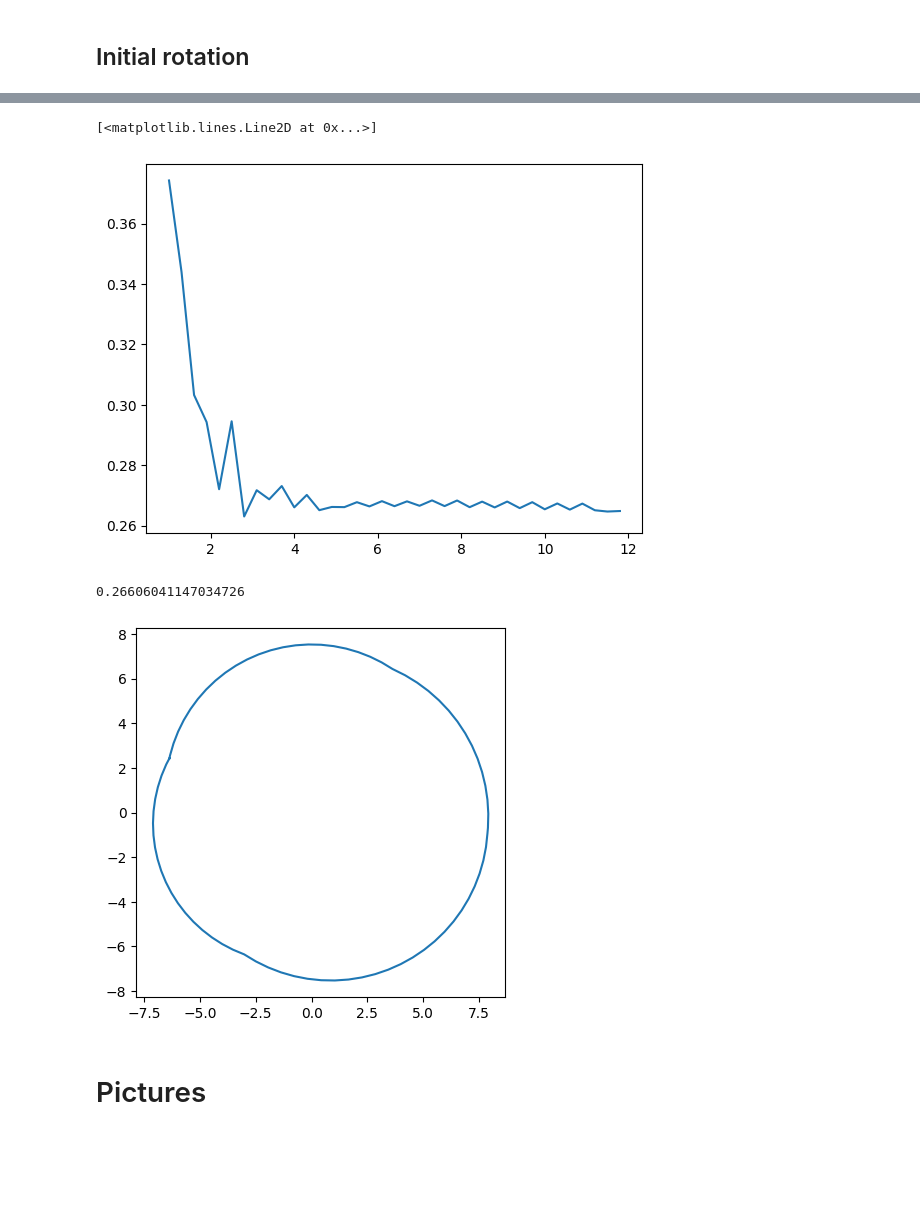
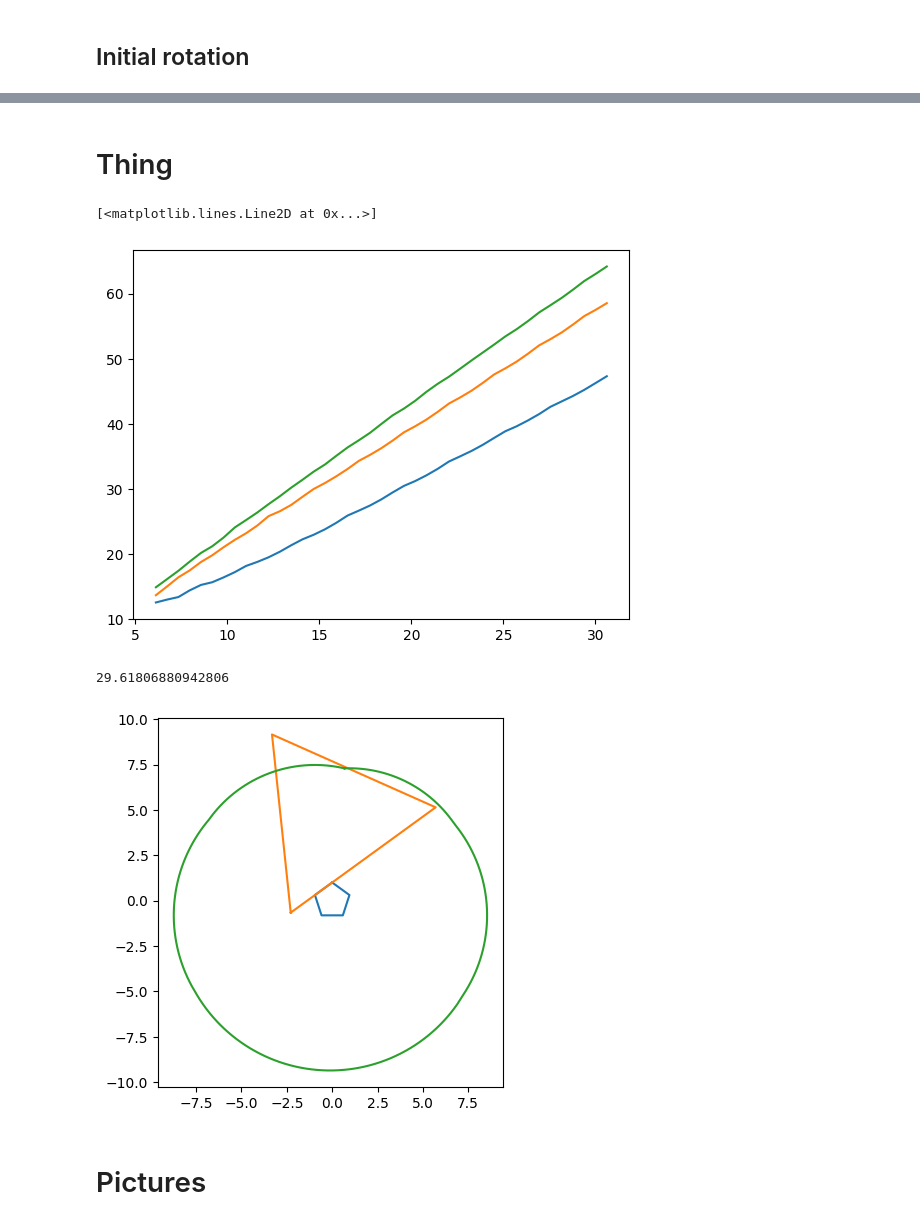
Before and after one commit to alex-k-exe/sci-fair, a Jupyter notebook: GlobalFunctions.ipynb, the cells around one changed output, grey strips where cells are left out. Saved outputs shown, nothing was run; the diff lists cells and outputs as text; code cells hidden in the pictures; blank space fills up the shorter version.

Commit message:
sensible graphs

```diff
--- a/GlobalFunctions.ipynb
+++ b/GlobalFunctions.ipynb
@@ -98,12 +71,11 @@ def angleFinder(a, b, nextA, nextB, tracingPoint, result, accuracy):
 # Creating the resultant path
 # %%
 def animRotate(poly, angle, rotationPoint, tracingPoint, result, accuracy):
-    # i know this is stupid but its finneeeeeeeeeeeeee, the alternative is a class which wouldnt be that much cleaner
     if accuracy > angle:
         iterations = -1
         angleLeftOver = angle
     else:
-        iterations = int(angle / accuracy)
+        iterations = int(angle // accuracy)
         angleLeftOver = angle - accuracy * iterations
 
     # angle is negative for clockwise, accuracy is the number of degrees between recording position
@@ -121,16 +113,16 @@ def animRotate(poly, angle, rotationPoint, tracingPoint, result, accuracy):
 # %% [markdown]
 ## Initial rotation
 # %%
-def rotation(b, accuracy):
-    a = makePoly(3, 1)
+def rotation(b, accuracy, animation=True):
+    a = makePoly(5, 1)
     b = aff.translate(b, yoff=abs(a.bounds[3]) + abs(b.bounds[1]))
     tracingPoint = geom.Point(b.centroid.coords[0][0], b.bounds[1])
     result = [*tracingPoint.coords]
 
     nextA = [extractPoint((len(a.exterior.coords) - 2) // 2, a), (len(a.exterior.coords) - 2) // 2]
     nextB = [extractPoint((len(b.exterior.coords) - 2) // 2, b), (len(b.exterior.coords) - 2) // 2]
+
     aAngle = (len(a.exterior.coords) - 3) * 180 / (len(a.exterior.coords) - 1)
-
     if (len(a.exterior.coords) - 1) % 2 == 1:
         # special case
         angle = (180 - aAngle) / 2
@@ -157,17 +149,21 @@ def rotation(b, accuracy):
     nextA[0] = extractPoint(nextA[1], a)
     nextB[0] = extractPoint(nextB[1], b)
 
-    # rotate until result is complex
+    # rotate until result can be made into a
     for i in range(2):
         b, nextA, nextB, tracingPoint, result = angleFinder(a, b, nextA, nextB, tracingPoint, result, accuracy)
-
+    # rotate until result is complex
     while geom.LineString(result).is_simple:
         b, nextA, nextB, tracingPoint, result = angleFinder(a, b, nextA, nextB, tracingPoint, result, accuracy)
 
-    result = geom.LineString(result).simplify(0)
-    result = polygonize(unary_union(geom.LineString(result.coords[:] + result.coords[0:1])))
-    result = [*result][::-1][:1][0]
+    result = geom.LineString(result)
+    result = polygonize(unary_union(result))
+    copy = result[0]
 
-    # return [result, result, a, b]
-    return [b.length / result.length, b.length, result.length, result]
+    for index, val in enumerate(result, 1):
+        if math.sqrt((val.bounds[2] - val.bounds[0])**2 + (val.bounds[3] - val.bounds[1])**2) > math.sqrt((copy.bounds[2] - copy.bounds[0])**2 + (copy.bounds[3] - copy.bounds[1])**2):
+            copy = val
+    result = copy
+
+    return [b.length, result.length, a, b, result]
 # %% [markdown]
@@ -175,28 +179,43 @@ def rotation(b, accuracy):
+# %% [markdown]
+# Thing
 # %%
 x_data = []
-y_data = []
-for i in range(10, 120, 3):
-    i /= 10
-    result = rotation(makePoly(5, i), 3)
-    x_data.append(i)
-    y_data.append(result[0])
+y_data = [[], [], []]
+i = 1
+while i <= 5:
+    try:
+        result = rotation(makePoly(3, i), 1)
+        x_data.append(result[0])
+        y_data[0].append(result[1])
 
-fig, ax = plt.subplots(1, 1)
-ax.plot(x_data, y_data)
+        result = rotation(makePoly(5, i), 3)
+        y_data[1].append(result[1])
+
+        result = rotation(makePoly(8, i), 3)
+        y_data[2].append(result[1])
+    except IndexError:
+        print(i)
+
+    i += 0.1
+
+fig, ax = plt.subplots()
+ax.plot(x_data, y_data[0])
+ax.plot(x_data, y_data[1])
+ax.plot(x_data, y_data[2])
 # %% [output]
 [<matplotlib.lines.Line2D at 0x...>]
-[figure, old version]
+[figure, new version]
 # %%
-b = makePoly(5, 4)
-result = rotation(b, 5)
+fig, ax = plt.subplots()
+ax.axes.set_aspect("equal")
 
-fig, ax = plt.subplots(1, 1)
-ax.axes.set_aspect("equal")
-plotCoords(result[3].exterior.coords, ax)
+b = makePoly(3, 5.7)
+result = rotation(b, 1)
+plotPolys([result[2], result[3], result[4]], ax)
 print(result[0])
 # %% [output]
-0.26606041147034726
+29.61806880942806
-[figure, old version]
+[figure, new version]
 # %% [markdown]
 # Pictures
 # %% [markdown]
```
Also changed, not shown: parts of 10 cells of this notebook.
